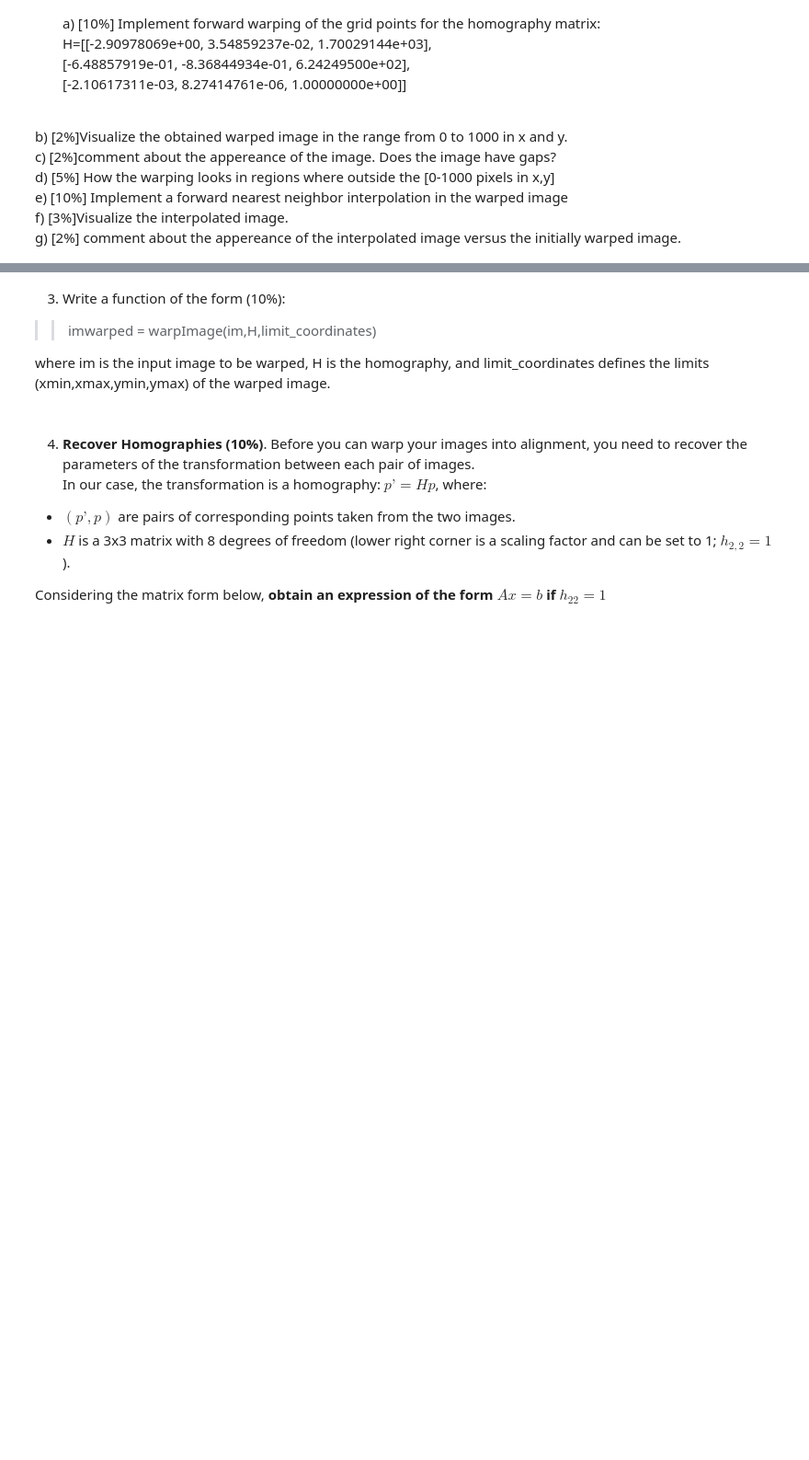
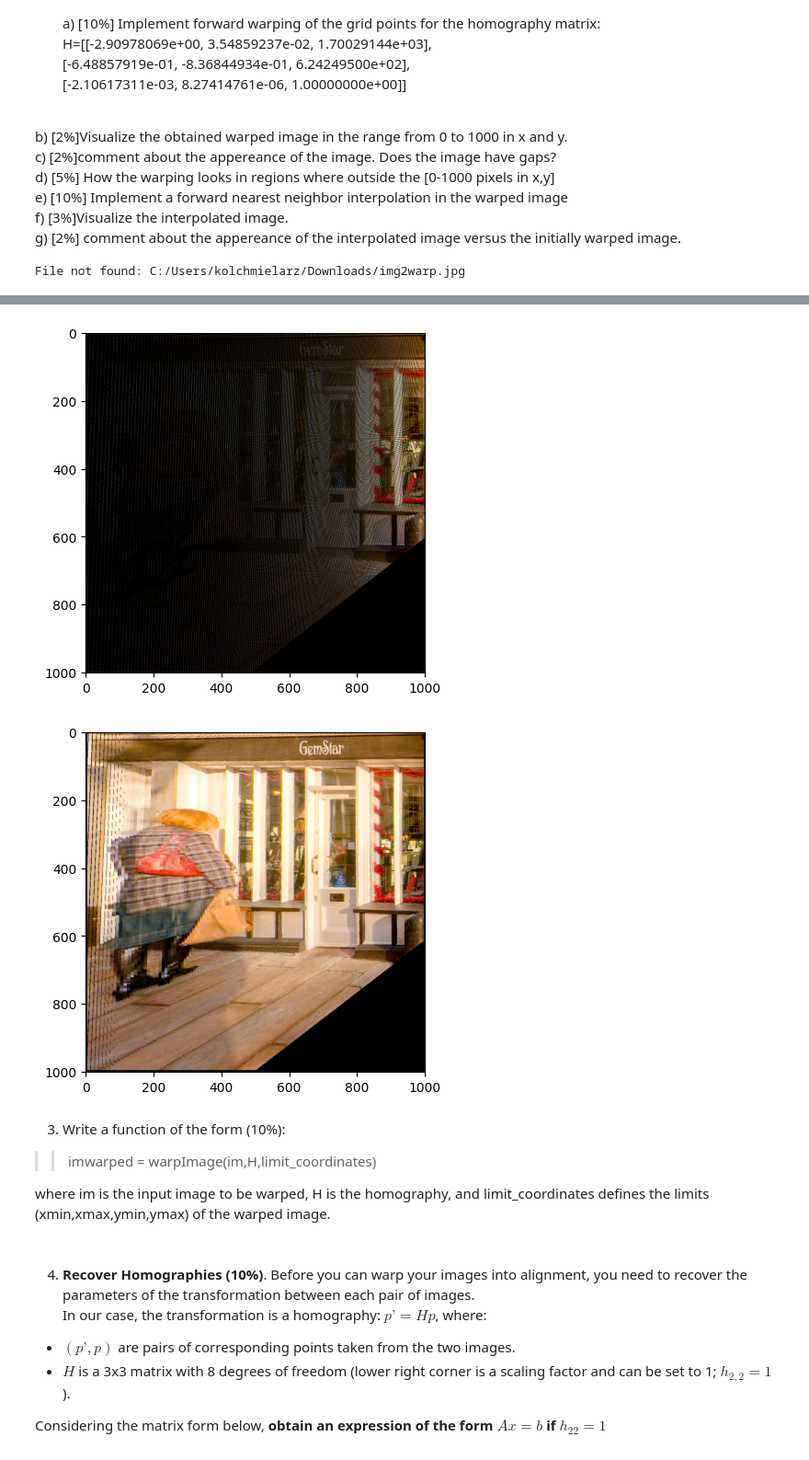
Before and after one commit to Kol-Chmielarz/2048-NN, a Jupyter notebook: 5_ImageWarping.ipynb, the cells around one changed output, grey strips where cells are left out. Shown at 92% size. Saved outputs shown, nothing was run; the diff lists cells and outputs as text; code cells hidden in the pictures; blank space fills up the shorter version.

```diff
--- a/5_ImageWarping.ipynb
+++ b/5_ImageWarping.ipynb
@@ -216,13 +216,24 @@ H=[[-2.90978069e+00,  3.54859237e-02,  1.70029144e+03],<br>
 # load an image to warp
 
 # in local machine
-#import cv2
-#img = cv2.imread('C:/Users/gonza/OneDrive/Teaching/CAP4453/homeworksolutions/img2warp.jpg')
+import cv2
+import os
+import numpy as np
+import matplotlib.pyplot as plt
+from skimage import io
 
+file_path = 'C:/Users/kolchmielarz/Downloads/img2warp.jpg'  # corrected path if needed
+if not os.path.exists(file_path):
+    print("File not found:", file_path)
+else:
+    import cv2
+    img = cv2.imread(file_path)
+    print("Image loaded with shape:", img.shape)
 
 # image available at: http://www.cs.ucf.edu/~gvaca/teaching/CAP4453-Fall2021/homeworks/hw5/
+url = "https://drive.google.com/uc?id=1vqF5se7V70h0mbwVT6t0HAJnJUbXDJri"
 from skimage import io
-img = = io.imread(url)
+img = io.imread(url)
 
 # the values that can take y
 i = np.linspace(0, img.shape[0]-1, img.shape[0]).astype(int)
@@ -254,15 +265,15 @@ y_cord = yv.ravel().reshape((1,numpoints))
 grid = np.concatenate((x_cord, y_cord, np.ones((1,numpoints))),axis=0)
 
 # transform the grid (your canvas) in the new coordinated determined by the homography defined below
-#newgrid = np.matmul(FILL,FILL)
+newgrid = np.matmul(H, grid)
 
 # Convert from homogeneous to heterogeneous coordinates
 newgridHetero = newgrid[:2,:]   # the x, and y
 
 thethirdcoordinate = newgrid[2,:]
 # TO DO : complete the conversion. remember x=X/w
-#newgridHetero[0,:]= COMPLETE IT
-#newgridHetero[1,:]= COMPLETE IT
+newgridHetero[0,:]=  newgrid[0, :] / thethirdcoordinate
+newgridHetero[1,:]= newgrid[1, :] / thethirdcoordinate
 
 
 # define your new empty canvas (it will have -1 if is not defined)
@@ -278,15 +289,16 @@ valids = np.bitwise_and(validsX,validsY)
 
 # assign color to the pixels that are valids
 warped[newgrid2[1,valids],newgrid2[0,valids],0]=r[valids]
+warped[newgrid2[1,valids],newgrid2[0,valids],1]=g[valids]
+warped[newgrid2[1,valids],newgrid2[0,valids],2]=b[valids]
 # TO DO: ASSIGN the remaining colors
-#
-#
 
 
 plt.imshow(warped)
 plt.show()
 
-
+#C. There is gaps, the image was not completely filled. Some pixels were left unmapped from overlapping or truncating the transformed coordinates
+#D. Outisde the 0-1000 x and y range, the warped image is clipped. we can expand the region to warp more of the image and see it.
 # nearest Neighbor interpolation
 # your new canvas
 warped2 = np.zeros((1001,1001,3)).astype(np.uint8)
@@ -313,3 +325,6 @@ for i in range(area2check,warped.shape[0]-area2check):
 
 plt.imshow(warped2)
 plt.show()
+#g. nearest neighbot is a more complete image, not having gaps as it uses its nearby pixels to fill in. Instead of having gaps though, the picture is jaggedy and seems to have the curves be straighter. It is much more continous in the filled in picxels, but can be argued the picture is changed quite a lot.
+# %% [output]
+File not found: C:/Users/kolchmielarz/Downloads/img2warp.jpg
@@ -316,3 +332,5 @@ plt.show()
+[figure, added]
+[figure, added]
 # %% [markdown]
 
 3. Write a function of the form (10%):
```
Also changed, not shown: parts of 4 cells of this notebook.
